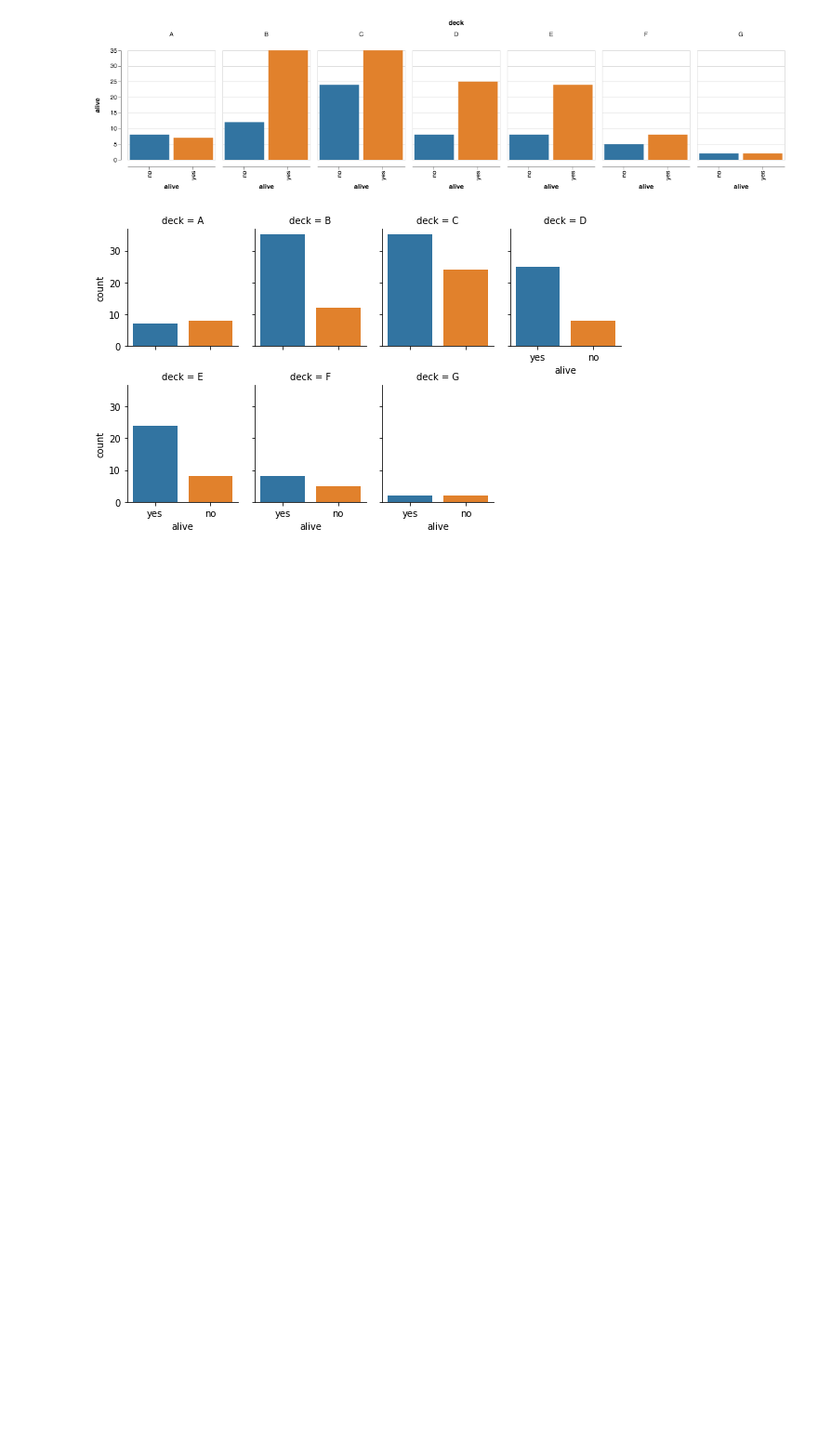
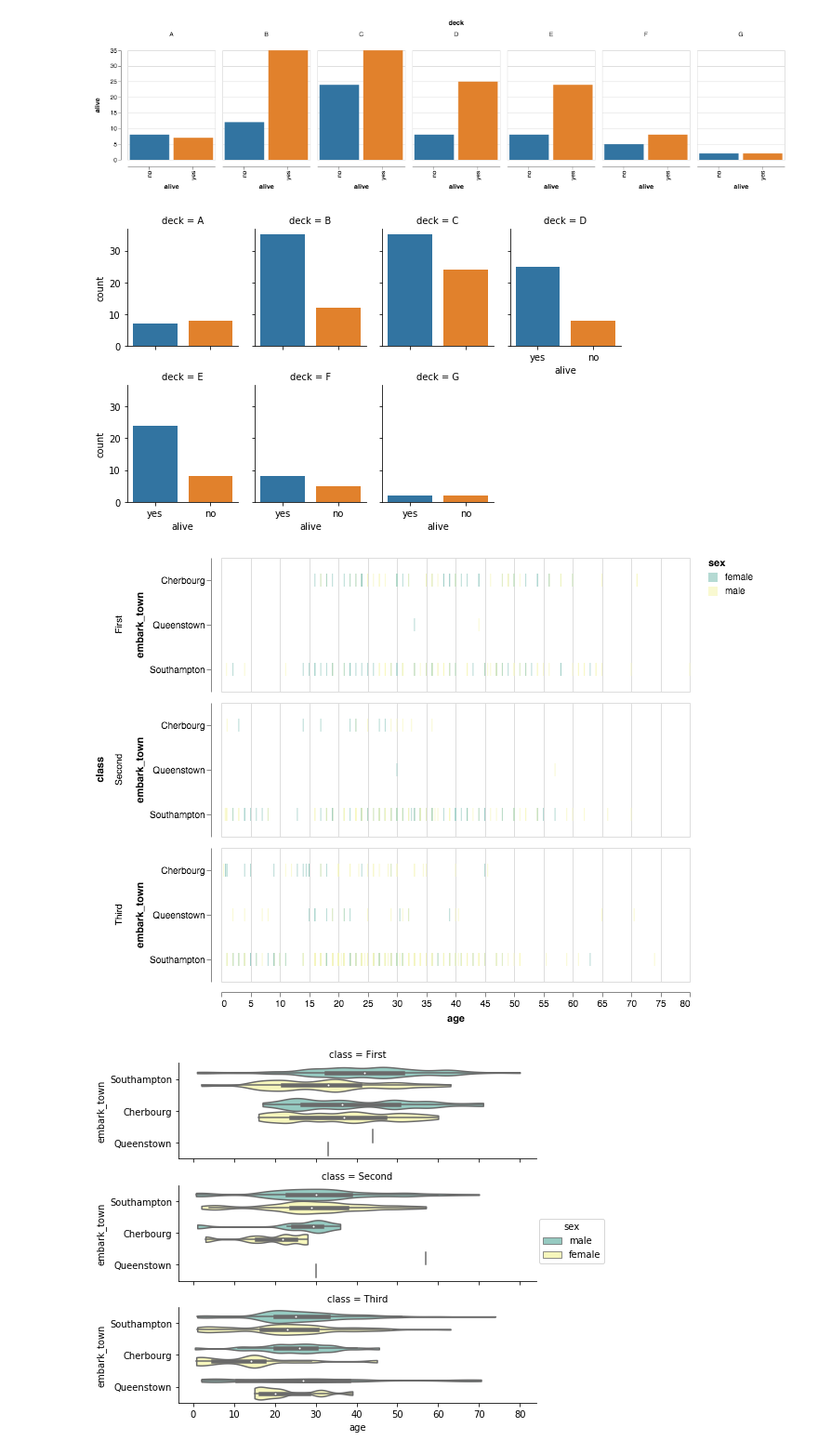
Before and after one commit to Kitware/seaborn_altair, a Jupyter notebook: notebooks/factorplot.ipynb, the cells around one changed output. Shown at 93% size. Drawn from its saved outputs; the diff is of its cells as text; code cells hidden in the pictures; blank space fills up the shorter version.

Commit message:
Fix issues with factorplot and facetgrid

```diff
--- a/notebooks/factorplot.ipynb
+++ b/notebooks/factorplot.ipynb
@@ -40,3 +40,17 @@ g = sns.factorplot("alive", col="deck", col_wrap=4,
 # %% [output]
 [figure]
 [figure]
+# %%
+display(salt.factorplot(x="age", y="embark_town",
+                   hue="sex", row="class",
+                   data=titanic[titanic.embark_town.notnull()],
+                   orient="h", size=2, aspect=3.5, palette="Set3",
+                   kind="strip"))
+g = sns.factorplot(x="age", y="embark_town",
+                   hue="sex", row="class",
+                   data=titanic[titanic.embark_town.notnull()],
+                   orient="h", size=2, aspect=3.5, palette="Set3",
+                   kind="violin", dodge=True, cut=0, bw=.2)
+# %% [output]
+[figure, added]
+[figure, added]
```
Also changed, not shown: 5 other files.
